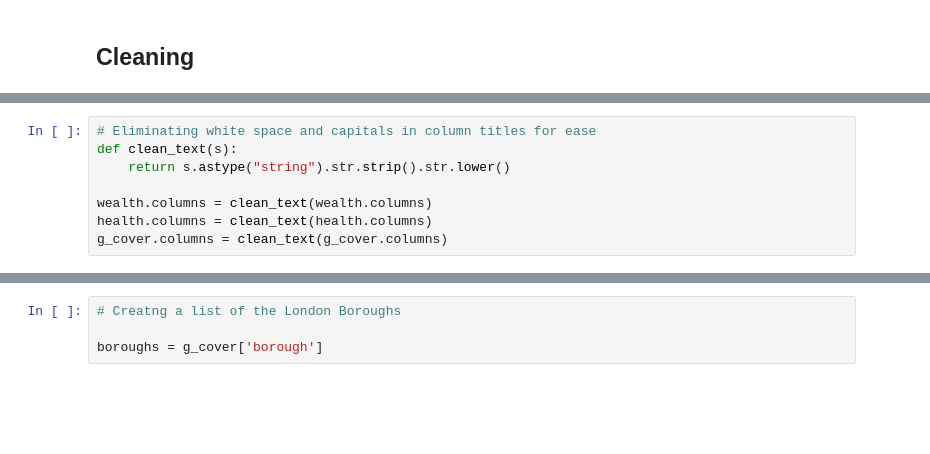
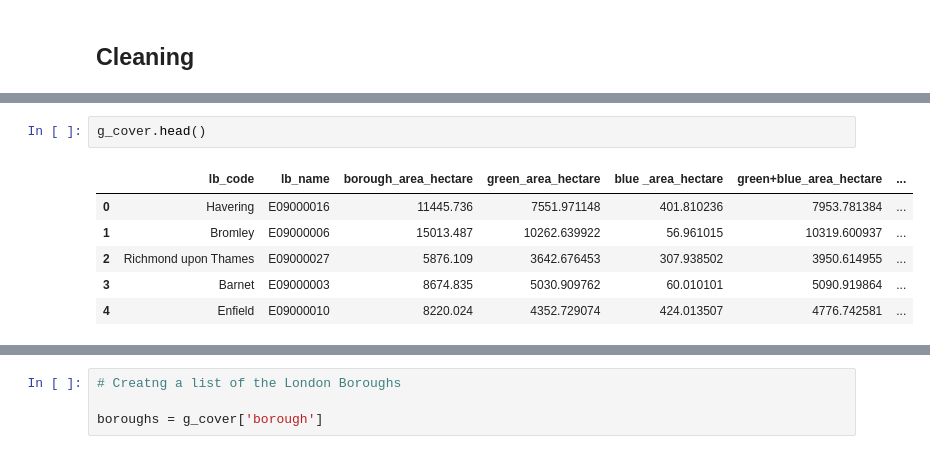
Before and after one commit to aaronoisin/M6006-ds2026-24000117484, a Jupyter notebook: Assessment_1/Cleaning.ipynb, the cells around one changed output, grey strips where cells are left out. Cells and saved outputs as stored; diff of their text form; blank space fills up the shorter version.

```diff
--- a/Assessment_1/Cleaning.ipynb
+++ b/Assessment_1/Cleaning.ipynb
@@ -24,8 +30,9 @@ wealth = pd.read_csv('Data/wealth.csv')
-# %%
-# Eliminating white space and capitals in column titles for ease
-def clean_text(s):
-    return s.astype("string").str.strip().str.lower()
-
-wealth.columns = clean_text(wealth.columns)
-health.columns = clean_text(health.columns)
-g_cover.columns = clean_text(g_cover.columns)
+# %%
+g_cover.head()
+# %% [output]
+|  | lb_code | lb_name | borough_area_hectare | green_area_hectare | blue _area_hectare | green+blue_area_hectare | ... |
+| 0 | Havering | E09000016 | 11445.736 | 7551.971148 | 401.810236 | 7953.781384 | ... |
+| 1 | Bromley | E09000006 | 15013.487 | 10262.639922 | 56.961015 | 10319.600937 | ... |
+| 2 | Richmond upon Thames | E09000027 | 5876.109 | 3642.676453 | 307.938502 | 3950.614955 | ... |
+| 3 | Barnet | E09000003 | 8674.835 | 5030.909762 | 60.010101 | 5090.919864 | ... |
+| 4 | Enfield | E09000010 | 8220.024 | 4352.729074 | 424.013507 | 4776.742581 | ... |
```
Also changed, not shown: parts of 18 cells of this notebook.
